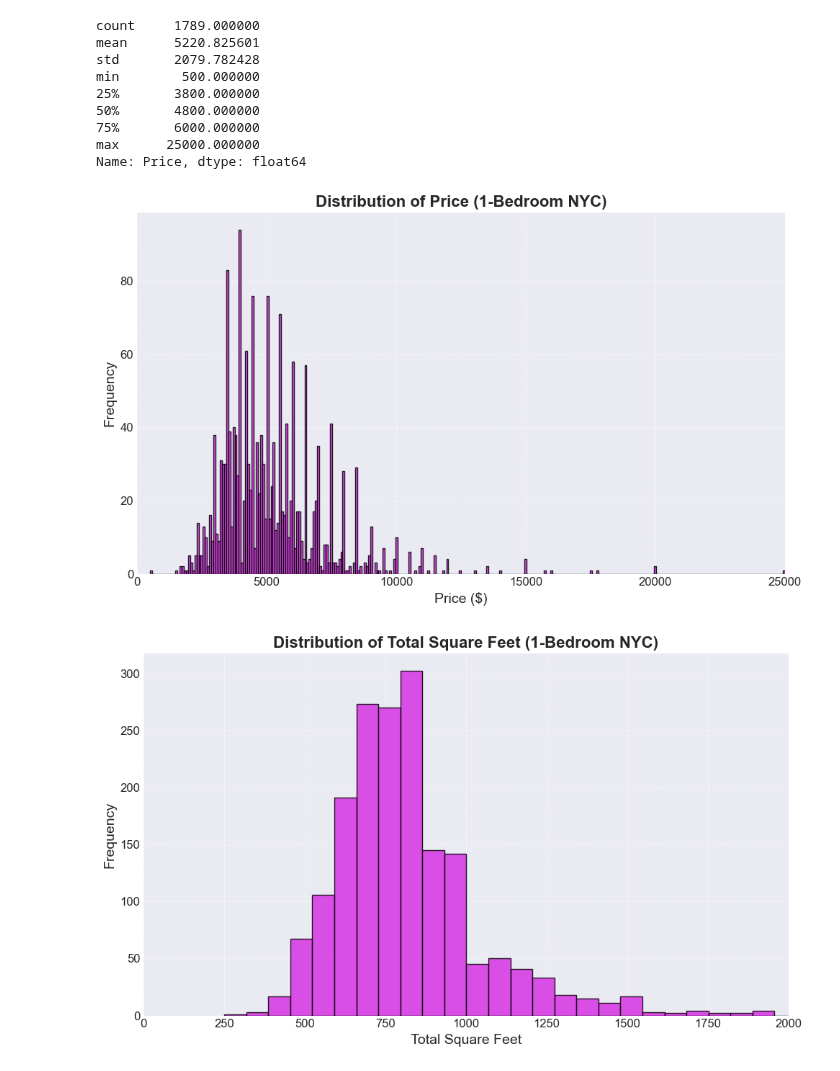
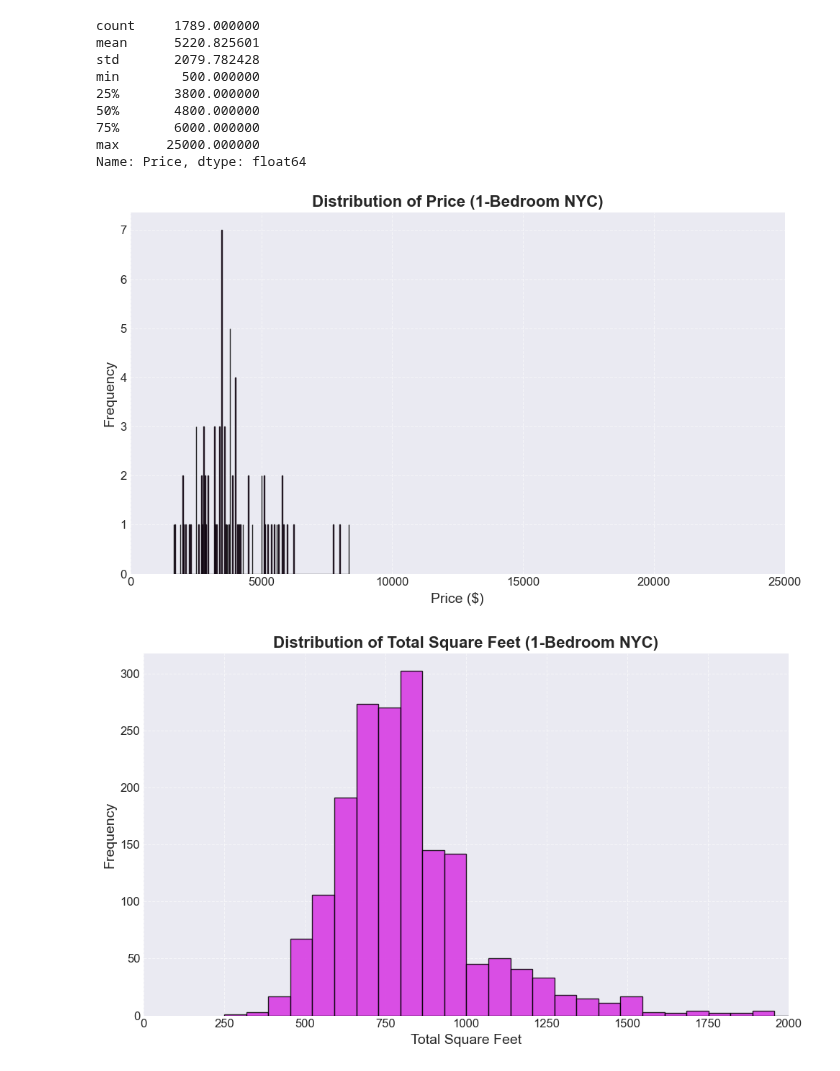
Before and after one commit to supernovaaa2024/RealEstateValuation, a Jupyter notebook: RealEstateStatisticalAnalysis.ipynb, the cells around one changed output. Saved outputs shown, nothing was run; the diff lists cells and outputs as text; code cells hidden in the pictures.

```diff
--- a/RealEstateStatisticalAnalysis.ipynb
+++ b/RealEstateStatisticalAnalysis.ipynb
@@ -350,17 +350,17 @@ Name: Price, dtype: float64
 # %%
 plt.style.use('seaborn-v0_8-darkgrid')
 fig, ax = plt.subplots(figsize=(10, 6))
-ax.hist(nycdfOneB["Price"], bins=300, color="#D633E2", edgecolor='black', alpha=0.85)
+ax.hist(nycdfOneB[nycdfOneB["City"] == "Brooklyn"]["Price"], bins=300, color="#D633E2", edgecolor='black', alpha=0.85)
 ax.set_xlim(0, 25000)
 ax.set_title("Distribution of Price (1-Bedroom NYC)", fontsize=16, fontweight='bold')
 ax.set_xlabel("Price ($)", fontsize=14)
 ax.set_ylabel("Frequency", fontsize=14)
 ax.tick_params(axis='both', labelsize=12)
 ax.grid(True, linestyle='--', alpha=0.6)
 plt.tight_layout()
 plt.show()
 # %% [output]
-[figure, old version]
+[figure, new version]
 # %%
 plt.style.use('seaborn-v0_8-darkgrid')
 fig, ax = plt.subplots(figsize=(10, 6))
```
Also changed, not shown: parts of 4 cells of this notebook.
